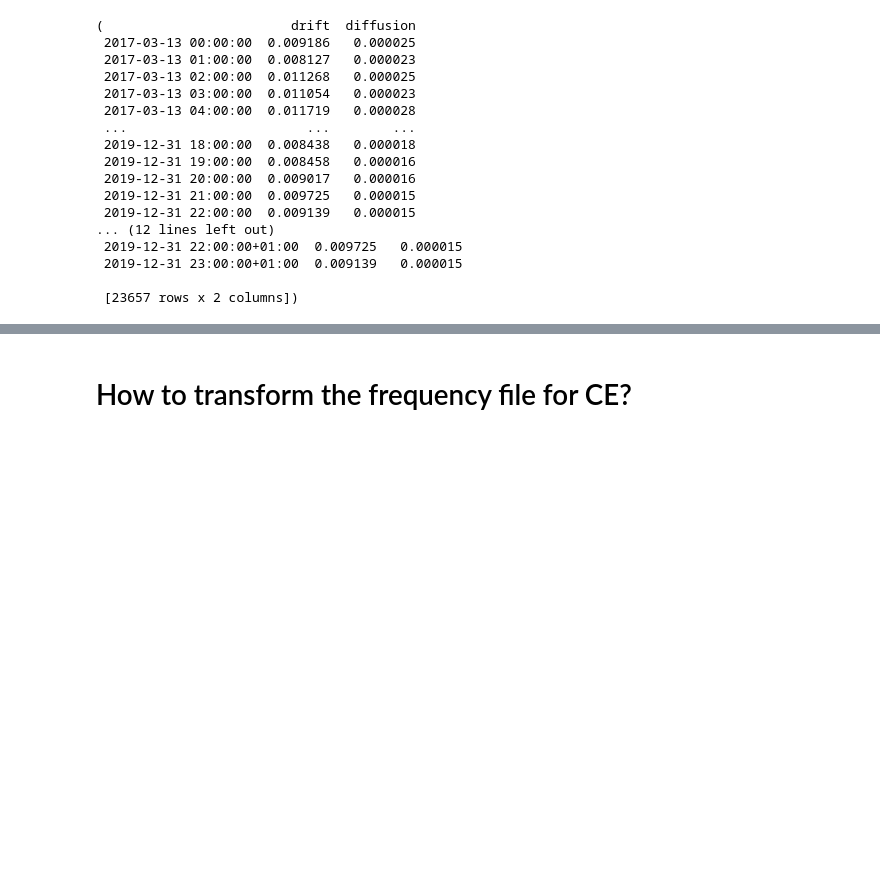
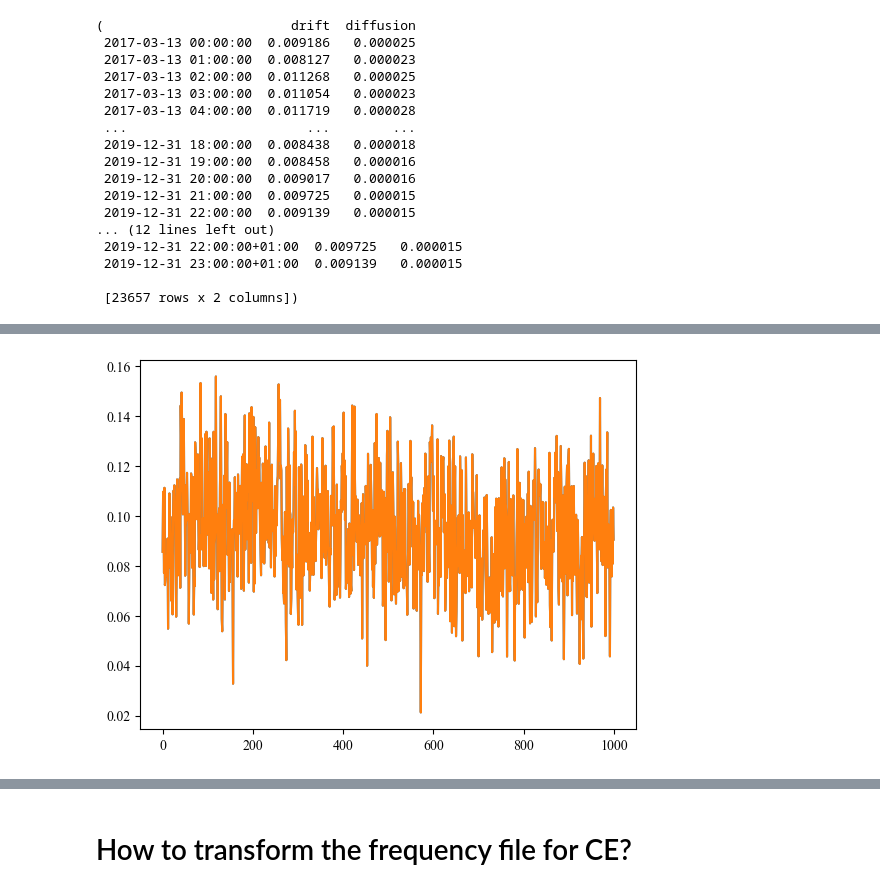
Before and after one commit to ulrich-oberhofer/Bachelor-s-Thesis, a Jupyter notebook: scripts/mlp_testing.ipynb, the cells around one changed output, grey strips where cells are left out. Drawn from its saved outputs; the diff is of its cells as text; code cells hidden in the pictures; blank space fills up the shorter version.

```diff
--- a/scripts/mlp_testing.ipynb
+++ b/scripts/mlp_testing.ipynb
@@ -918,0 +937,6 @@ drift_and_diff_old,drift_and_diff
+# %%
+a,b = 1000,2000
+plt.plot(drift_and_diff['drift'][-1000:].values)
+plt.plot(drift_and_diff_old.loc['2023-02-12 00:00:00':]['drift'][-1000:].values)
+drift_and_diff_old.loc['2023-02-12 00:00:00':], drift_and_diff.loc['2023-01-01 00:00:00':]
+# %% [output]
@@ -918,0 +960 @@ drift_and_diff_old,drift_and_diff
+[figure, added]
```
Also changed, not shown: parts of 10 cells of this notebook, 16 other files.
